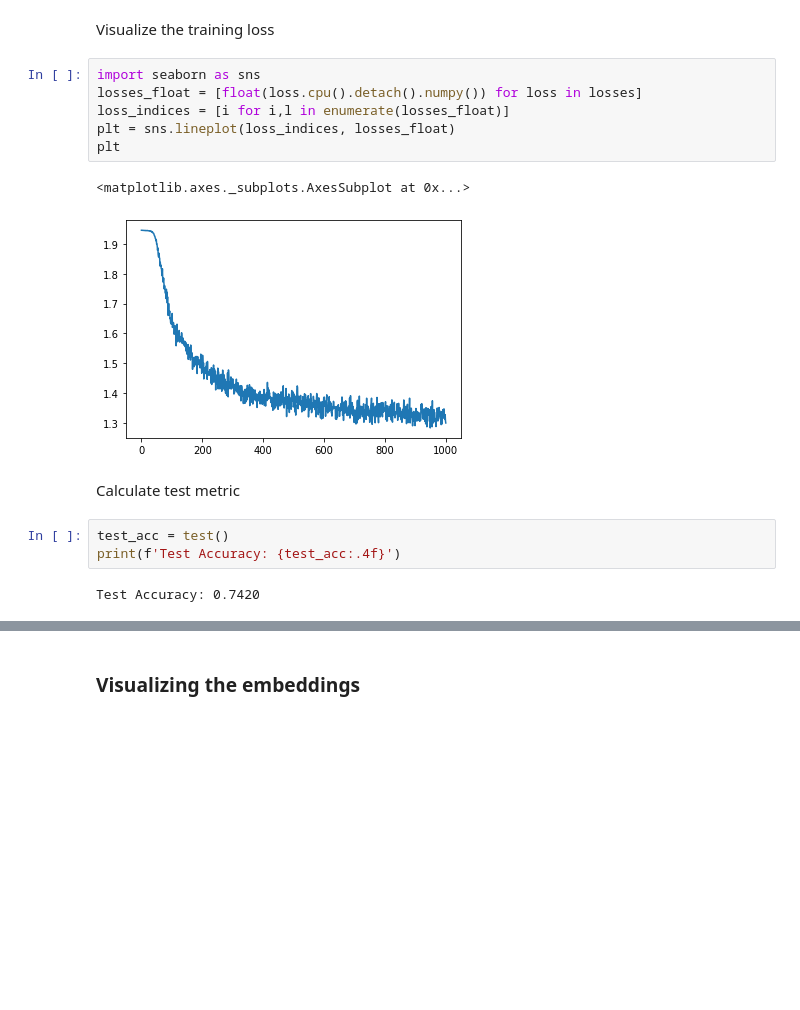
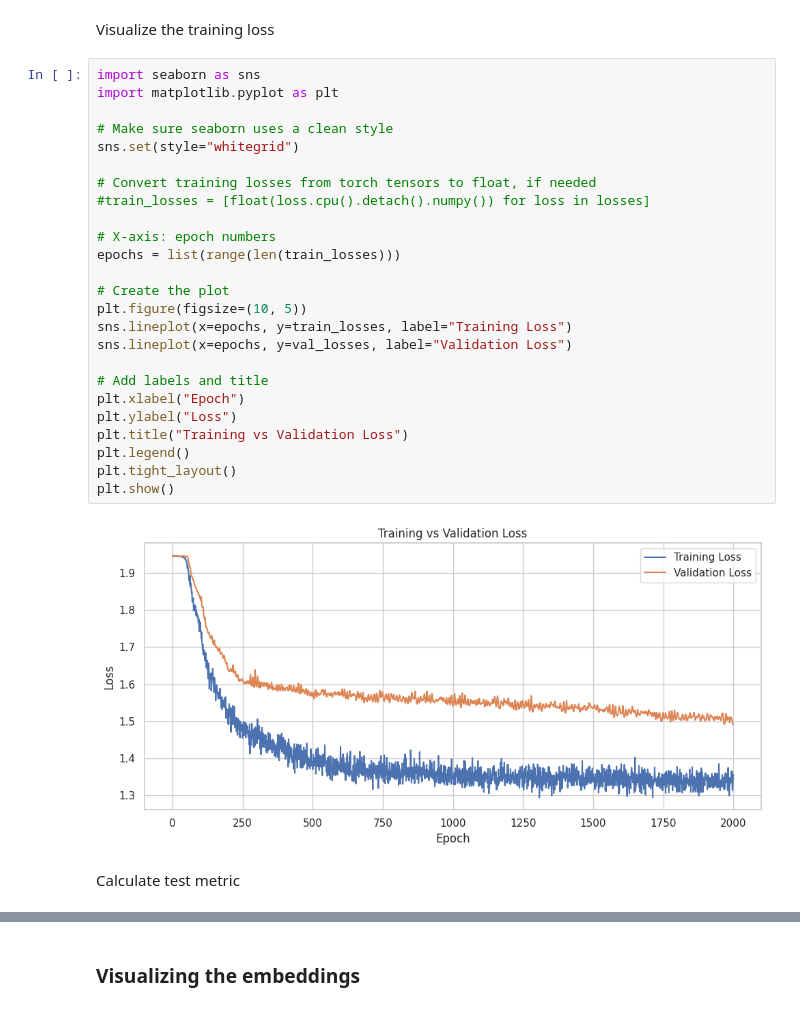
Before and after one commit to snt-arg/graph_matching_gnn, a Jupyter notebook: Node Classification.ipynb, the cells around one changed output, grey strips where cells are left out. Drawn from its saved outputs; the diff is of its cells as text; blank space fills up the shorter version.

```diff
--- a/Node Classification.ipynb
+++ b/Node Classification.ipynb
@@ -274,18 +349,31 @@ Epoch: 1000, Loss: 1.2992
 # %% [markdown]
 Visualize the training loss
-# %%
-import seaborn as sns
-losses_float = [float(loss.cpu().detach().numpy()) for loss in losses]
-loss_indices = [i for i,l in enumerate(losses_float)]
-plt = sns.lineplot(loss_indices, losses_float)
-plt
-# %% [output]
-<matplotlib.axes._subplots.AxesSubplot at 0x...>
-[figure, removed]
+# %%
+import seaborn as sns
+import matplotlib.pyplot as plt
+
+# Make sure seaborn uses a clean style
+sns.set(style="whitegrid")
+
+# Convert training losses from torch tensors to float, if needed
+#train_losses = [float(loss.cpu().detach().numpy()) for loss in losses]
+
+# X-axis: epoch numbers
+epochs = list(range(len(train_losses)))
+
+# Create the plot
+plt.figure(figsize=(10, 5))
+sns.lineplot(x=epochs, y=train_losses, label="Training Loss")
+sns.lineplot(x=epochs, y=val_losses, label="Validation Loss")
+
+# Add labels and title
+plt.xlabel("Epoch")
+plt.ylabel("Loss")
+plt.title("Training vs Validation Loss")
+plt.legend()
+plt.tight_layout()
+plt.show()
+# %% [output]
+[figure, added]
 # %% [markdown]
 Calculate test metric
-# %%
-test_acc = test()
-print(f'Test Accuracy: {test_acc:.4f}')
-# %% [output]
-Test Accuracy: 0.7420
```
Also changed, not shown: parts of 27 cells of this notebook.
